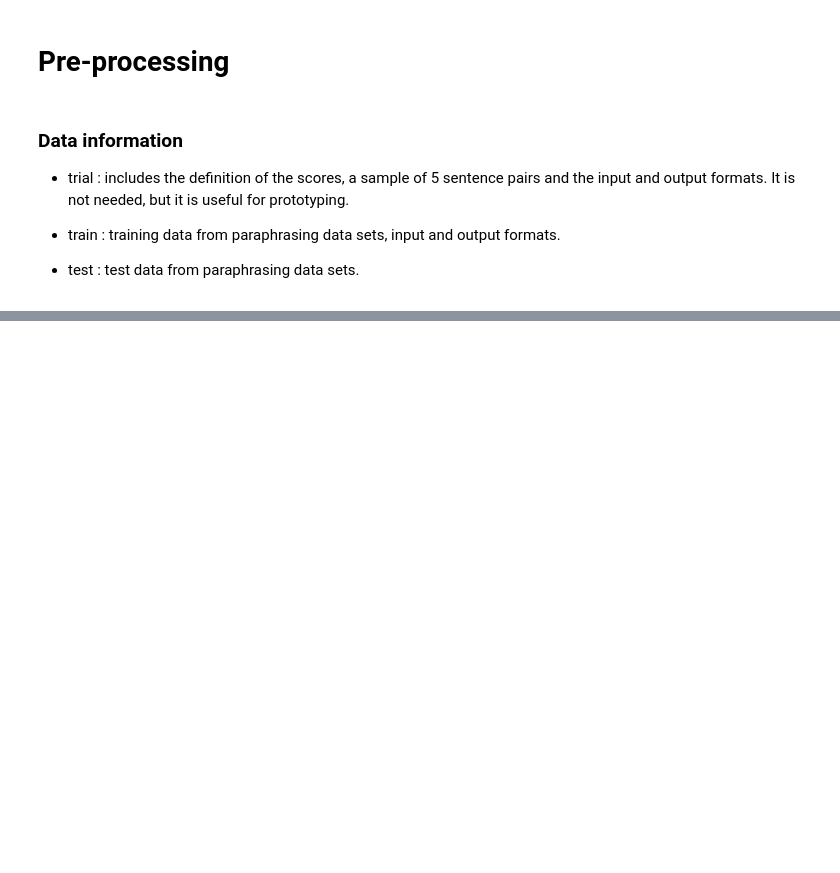
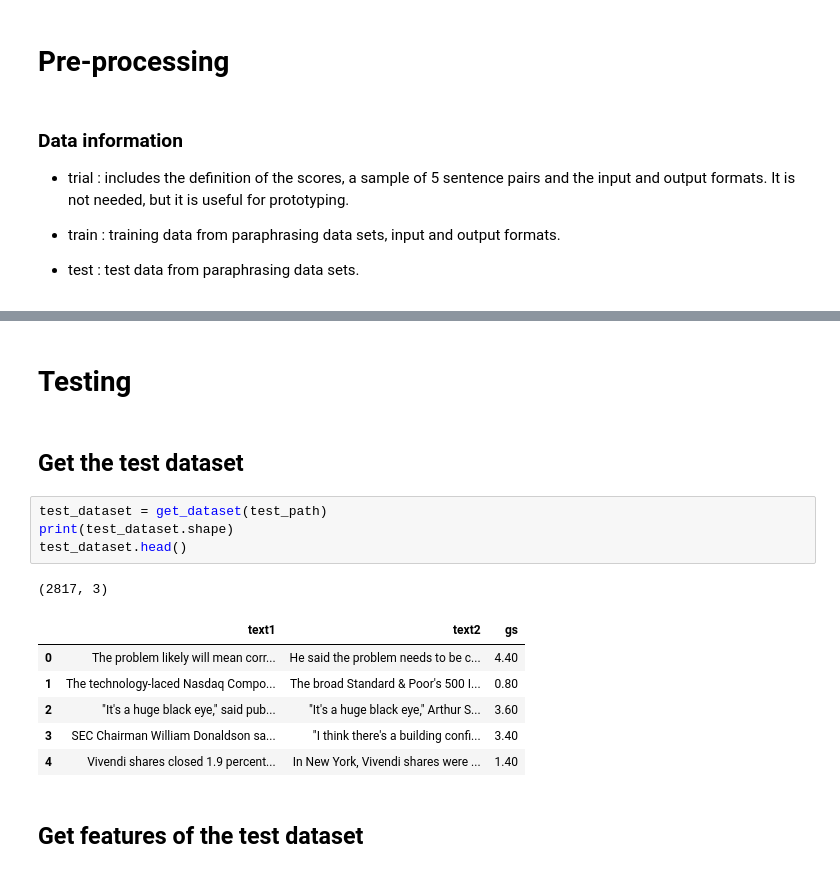
Before and after one commit to EjbejaranosAI/IHLT, a Jupyter notebook: final_project/FinalProject.ipynb, the cells around one changed output, grey strips where cells are left out. Saved outputs shown, nothing was run; the diff lists cells and outputs as text; blank space fills up the shorter version.

```diff
--- a/final_project/FinalProject.ipynb
+++ b/final_project/FinalProject.ipynb
@@ -215,0 +387,18 @@ ParserError: ignored
+# %% [markdown]
+# **Testing**
+# %% [markdown]
+## Get the test dataset
+# %%
+test_dataset = get_dataset(test_path)
+print(test_dataset.shape)
+test_dataset.head()
+# %% [output]
+(2817, 3)
+|  | text1 | text2 | gs |
+| 0 | The problem likely will mean corr... | He said the problem needs to be c... | 4.40 |
+| 1 | The technology-laced Nasdaq Compo... | The broad Standard & Poor's 500 I... | 0.80 |
+| 2 | "It's a huge black eye," said pub... | "It's a huge black eye," Arthur S... | 3.60 |
+| 3 | SEC Chairman William Donaldson sa... | "I think there's a building confi... | 3.40 |
+| 4 | Vivendi shares closed 1.9 percent... | In New York, Vivendi shares were ... | 1.40 |
+# %% [markdown]
+## Get features of the test dataset
```
Also changed, not shown: parts of 35 cells of this notebook, 7 other files.
